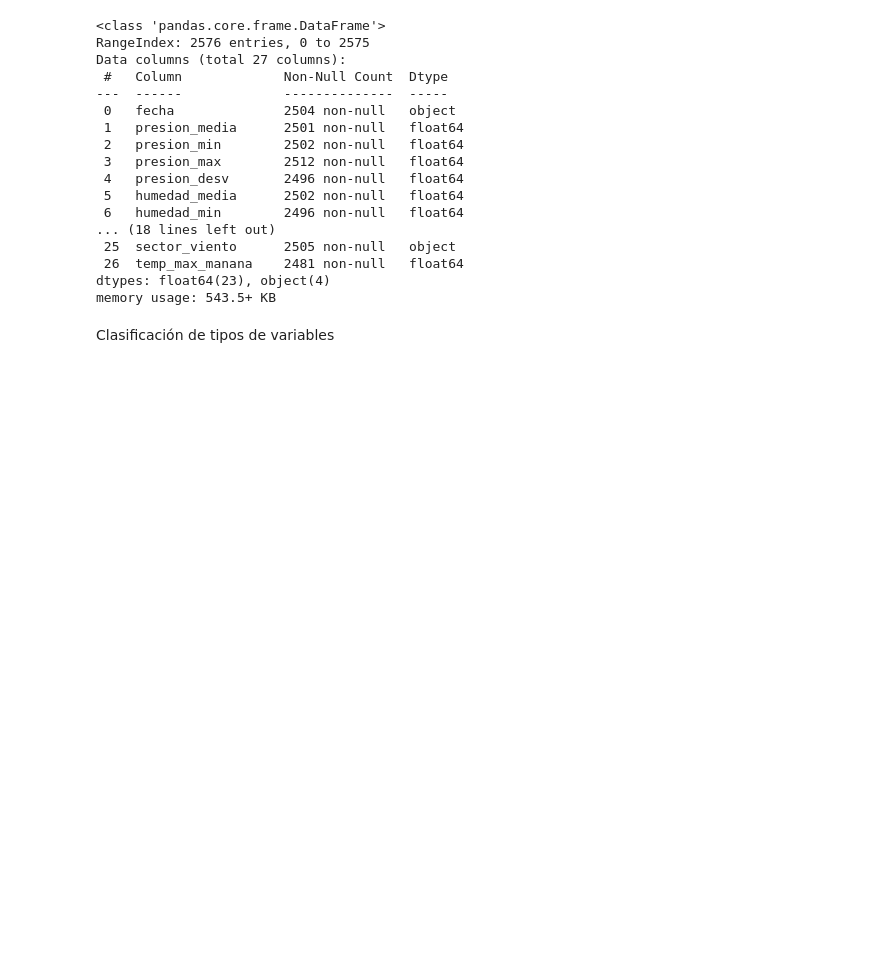
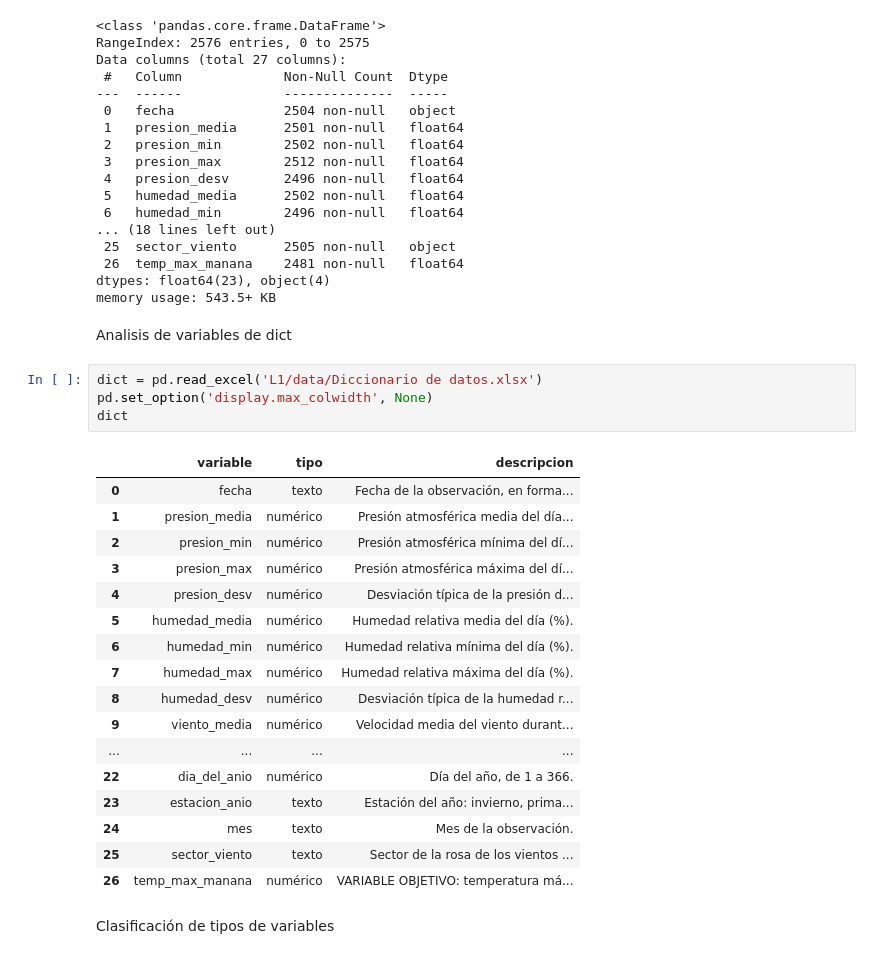
Before and after one commit to JuanSe8190/Laboratorio1-Aprendizaje-de-m-quina, a Jupyter notebook: ActividadesLab1.ipynb, the cells around one changed output. Drawn from its saved outputs; the diff is of its cells as text; blank space fills up the shorter version.

Commit message:
analisis inicial

```diff
--- a/ActividadesLab1.ipynb
+++ b/ActividadesLab1.ipynb
@@ -50,6 +50,30 @@ Data columns (total 27 columns):
  26  temp_max_manana    2481 non-null   float64
 dtypes: float64(23), object(4)
 memory usage: 543.5+ KB
+# %% [markdown]
+Analisis de variables de dict
+# %%
+dict = pd.read_excel('L1/data/Diccionario de datos.xlsx')
+pd.set_option('display.max_colwidth', None)
+dict
+# %% [output]
+|  | variable | tipo | descripcion |
+| 0 | fecha | texto | Fecha de la observación, en forma... |
+| 1 | presion_media | numérico | Presión atmosférica media del día... |
+| 2 | presion_min | numérico | Presión atmosférica mínima del dí... |
+| 3 | presion_max | numérico | Presión atmosférica máxima del dí... |
+| 4 | presion_desv | numérico | Desviación típica de la presión d... |
+| 5 | humedad_media | numérico | Humedad relativa media del día (%). |
+| 6 | humedad_min | numérico | Humedad relativa mínima del día (%). |
+| 7 | humedad_max | numérico | Humedad relativa máxima del día (%). |
+| 8 | humedad_desv | numérico | Desviación típica de la humedad r... |
+| 9 | viento_media | numérico | Velocidad media del viento durant... |
+| ... | ... | ... | ... |
+| 22 | dia_del_anio | numérico | Día del año, de 1 a 366. |
+| 23 | estacion_anio | texto | Estación del año: invierno, prima... |
+| 24 | mes | texto | Mes de la observación. |
+| 25 | sector_viento | texto | Sector de la rosa de los vientos ... |
+| 26 | temp_max_manana | numérico | VARIABLE OBJETIVO: temperatura má... |
 # %% [markdown]
 Clasificación de tipos de variables
 # %%
```
